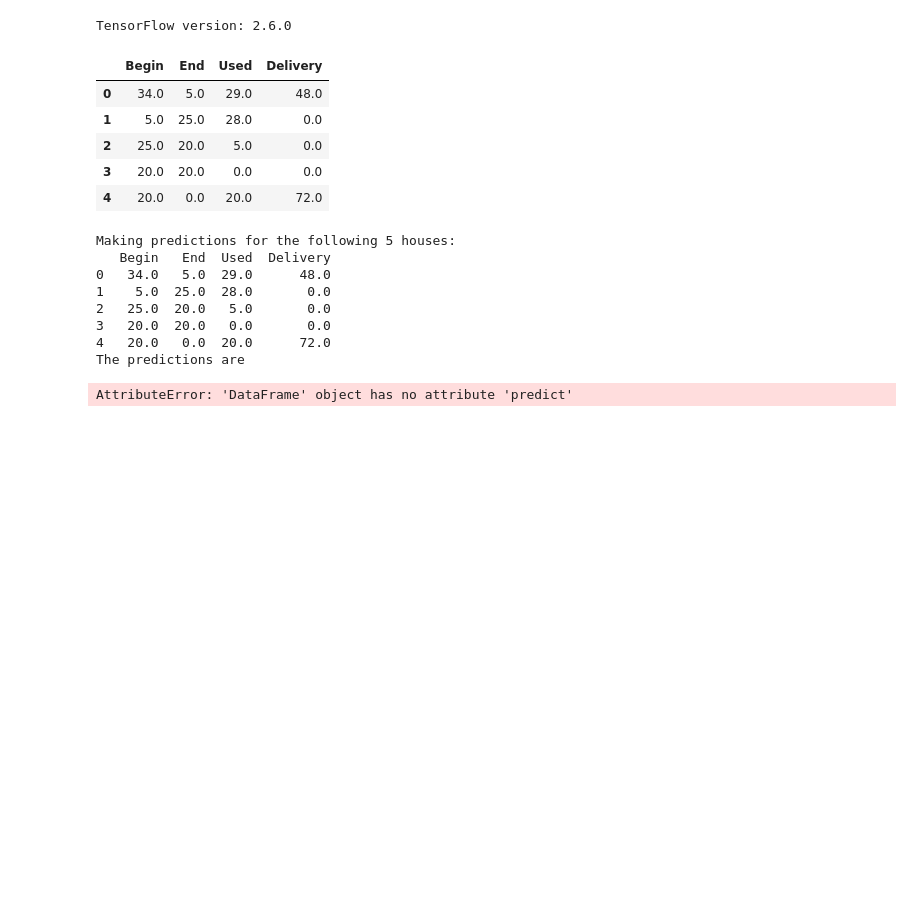
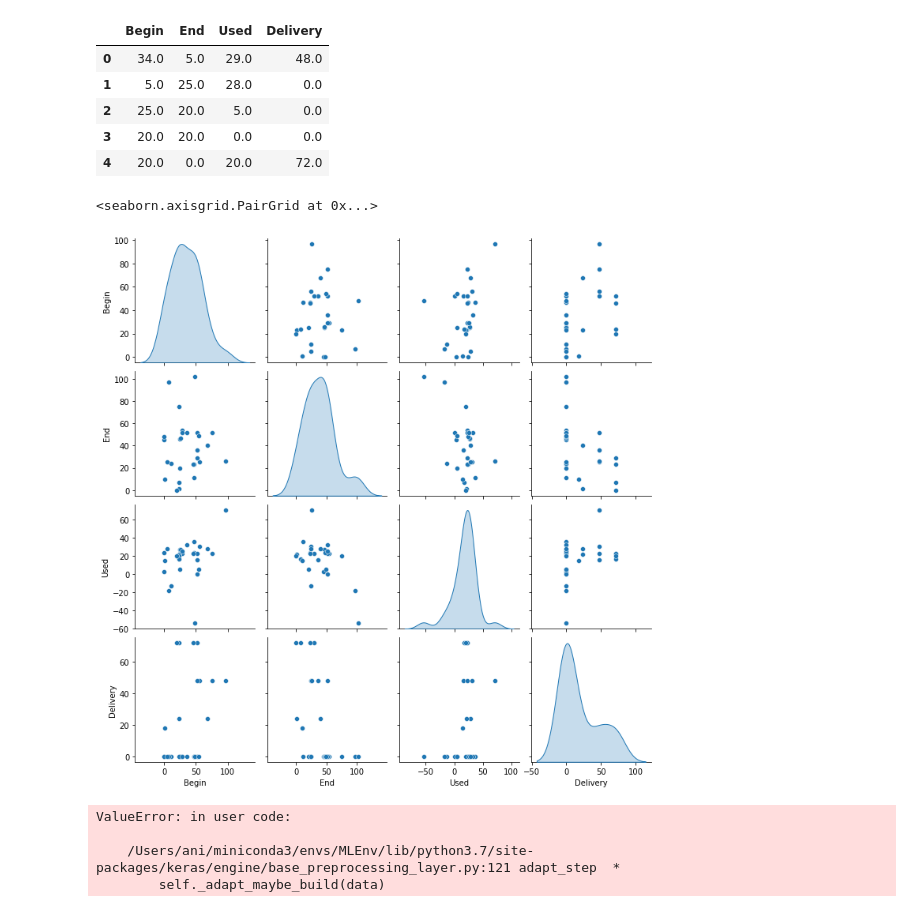
Before and after one commit to anikethsrao/Order-Assistant, a Jupyter notebook: Order Assistant.ipynb, the cells around one changed output. Drawn from its saved outputs; the diff is of its cells as text; code cells hidden in the pictures; blank space fills up the shorter version.

```diff
--- a/Order Assistant.ipynb
+++ b/Order Assistant.ipynb
@@ -1,9 +7,5 @@
 # %%
-import pandas as pd
-import tensorflow as tf
-print("TensorFlow version:", tf.__version__)
-
-pepsi_data_path = "~/Inventory Manager/food_data_chart.csv"
+pepsi_data_path = "food_data_chart.csv"
 features = ['Begin', 'End', 'Used', 'Delivery']  # need to add significant dates to the features
 
 pepsi_data = pd.read_csv(pepsi_data_path)
@@ -13,7 +15,6 @@ pepsi_data = pepsi_data.dropna(axis=0)
 X = pepsi_data[features]
 X.head()
 # %% [output]
-TensorFlow version: 2.6.0
 |  | Begin | End | Used | Delivery |
 | 0 | 34.0 | 5.0 | 29.0 | 48.0 |
 | 1 | 5.0 | 25.0 | 28.0 | 0.0 |
@@ -22,18 +23,3 @@ TensorFlow version: 2.6.0
 | 4 | 20.0 | 0.0 | 20.0 | 72.0 |
 # %%
 pepsi_data = pepsi_data.dropna(axis=0)
-# %%
-print("Making predictions for the following 5 houses:")
-print(X.head())
-print("The predictions are")
-print(pepsi_data.predict(X.head()))
-# %% [output]
-Making predictions for the following 5 houses:
-   Begin   End  Used  Delivery
-0   34.0   5.0  29.0      48.0
-1    5.0  25.0  28.0       0.0
-2   25.0  20.0   5.0       0.0
-3   20.0  20.0   0.0       0.0
-4   20.0   0.0  20.0      72.0
-The predictions are
-AttributeError: 'DataFrame' object has no attribute 'predict'
@@ -47,0 +26,10 @@ melbourne_model.fit(X, y)
+# %%
+# Split the data set into training and test sets
+train_pepsi = pepsi_data.sample(frac=0.8, random_state=0)
+test_pepsi = pepsi_data.drop(train_pepsi.index)
+# %%
+# visualize the data sets to see relationships between features
+sns.pairplot(train_pepsi[features], diag_kind='kde')
+# %% [output]
+<seaborn.axisgrid.PairGrid at 0x...>
+[figure, added]
@@ -47,0 +43,12 @@ melbourne_model.fit(X, y)
+# %%
+# Normalize data
+train_pepsi.describe().transpose()[['mean', 'std']]
+normalizer = tf.keras.layers.Normalization(axis=0)
+normalizer.adapt(np.array(train_pepsi))
+
+print(normalizer.mean.numpy())
+# %% [output]
+ValueError: in user code:
+
+    /Users/ani/miniconda3/envs/MLEnv/lib/python3.7/site-packages/keras/engine/base_preprocessing_layer.py:121 adapt_step  *
+        self._adapt_maybe_build(data)
```
Also changed, not shown: parts of 3 cells of this notebook, 6 other files.
